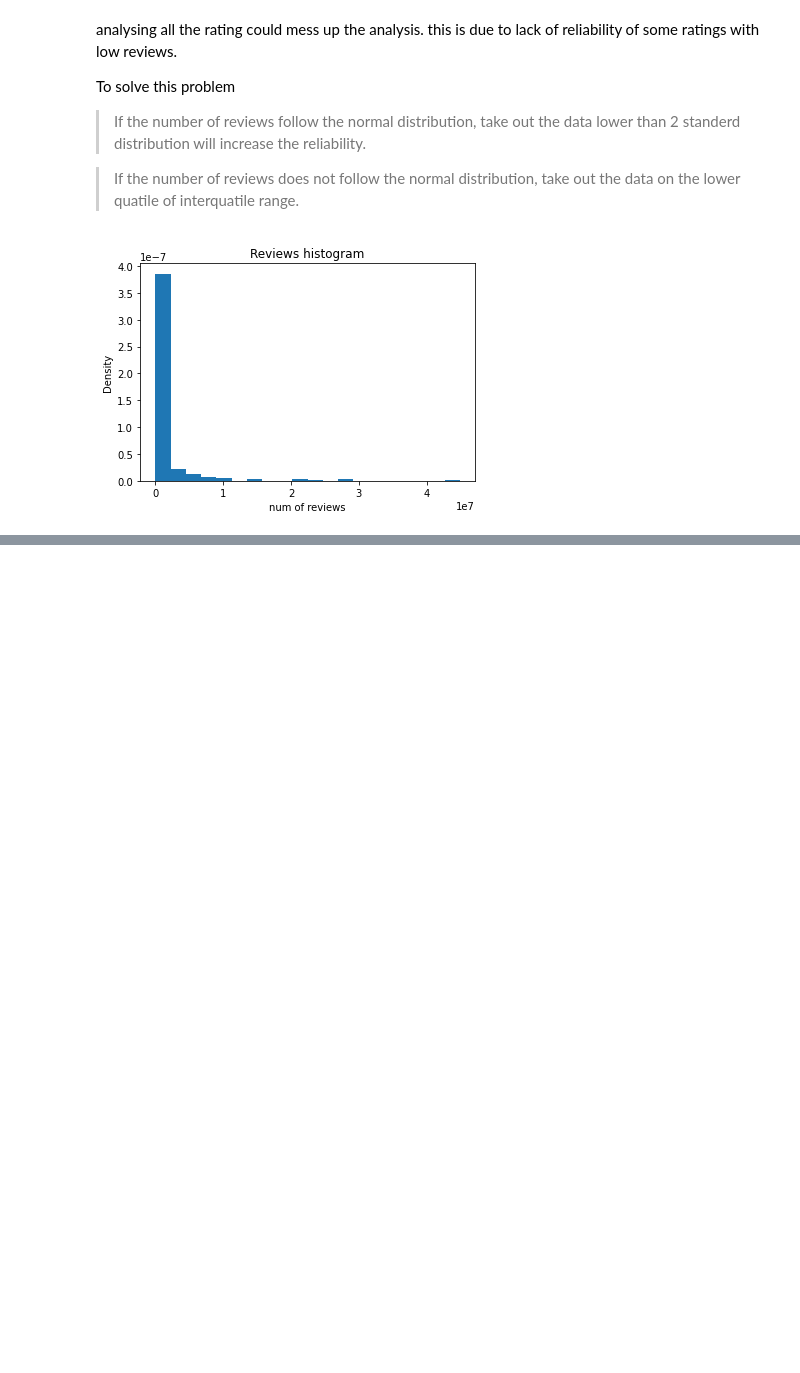
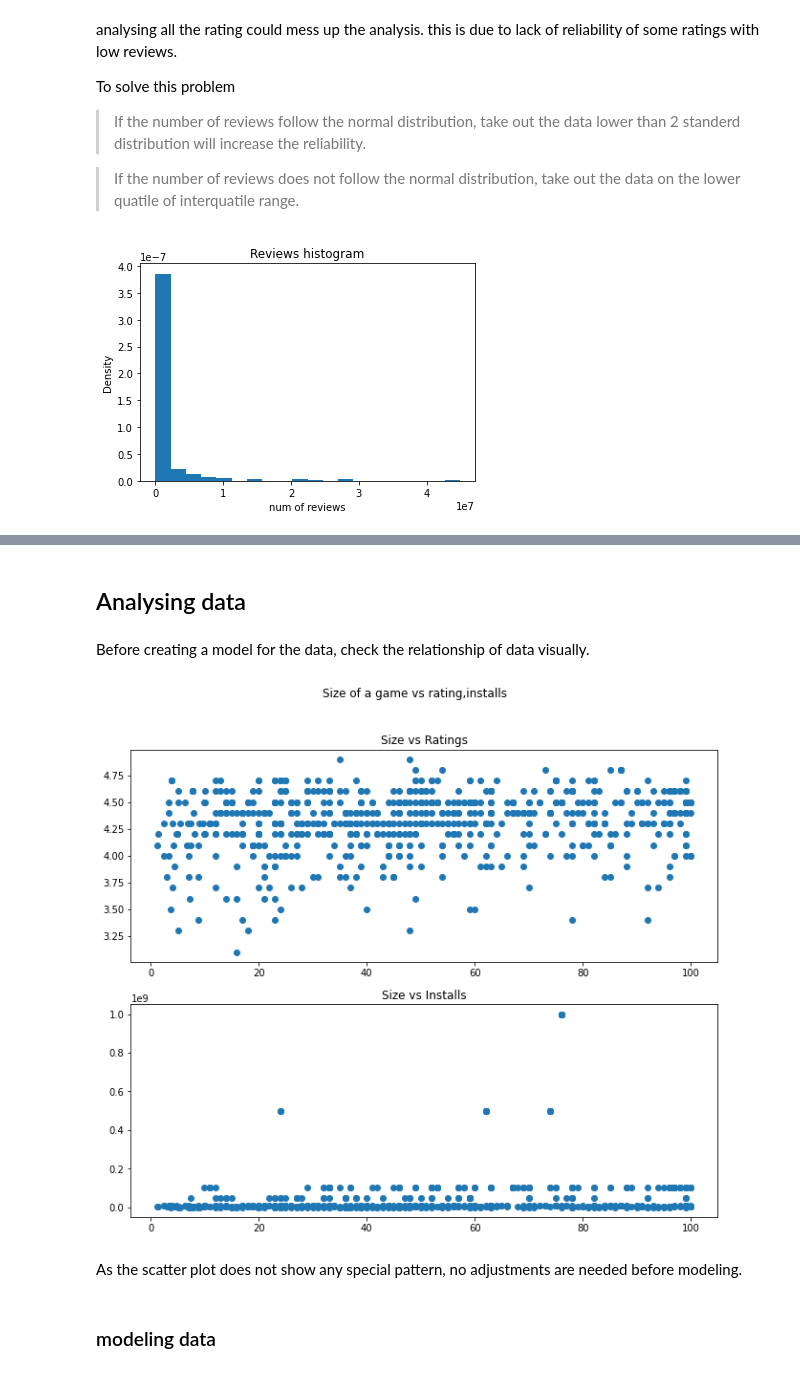
Before and after one commit to Saku052/GooglePlayAnalysis, a Jupyter notebook: PlayWeightAnalysis.ipynb, the cells around one changed output, grey strips where cells are left out. Cells and saved outputs as stored; diff of their text form; code cells hidden in the pictures; blank space fills up the shorter version.

```diff
--- a/PlayWeightAnalysis.ipynb
+++ b/PlayWeightAnalysis.ipynb
@@ -21,6 +21,8 @@ df.head(3)
 # %% [markdown]
 Convert object types
 # %%
+# Drop irrelevant columns
+df = df.drop(["Type", "Price", "Content Rating", "Last Updated", "Current Ver", "Android Ver"], axis = 1)
 # Convert non float value to float
 df["Reviews"] = pd.to_numeric(df["Reviews"], errors = "coerce")
 df["Size"] =  pd.to_numeric(df["Size"].str.strip('M'), errors = "coerce")
@@ -38,0 +33,6 @@ Game_df.tail(3)
+# %%
+# Retrive data where the category is game
+# Remove Category column
+Game_df = df[df["Category"] == "GAME"]
+Game_df = Game_df.drop(["Category"], axis = 1)
+Game_df.tail(3)
@@ -100,0 +68,6 @@ This is because there are still fair amount of data left after I remove 30 data
+# %%
+#obtain the first quantile
+Reviews_Quantile = Game_df["Reviews"].quantile(0.25)
+#Save data frame that has been cleaned
+GameClean1_df = Game_df[Game_df["Reviews"] > Reviews_Quantile]
+GameClean1_df.count()
@@ -100,0 +82,28 @@ This is because there are still fair amount of data left after I remove 30 data
+# %% [markdown]
+## Analysing data
+# %% [markdown]
+Before creating a model for the data, check the relationship of data visually.
+# %%
+#Change the figure size
+plt.figure(figsize=[11, 9])
+
+#plot title
+plt.suptitle("Size of a game vs rating,installs")
+
+# plot1
+plt.subplot(2, 1, 1)
+plt.scatter(GameClean1_df["Size"], GameClean1_df["Rating"])
+plt.title("Size vs Ratings")
+
+#plot2
+plt.subplot(2, 1, 2)
+plt.scatter(GameClean1_df["Size"], GameClean1_df["Installs"])
+plt.title("Size vs Installs")
+
+plt.show()
+# %% [output]
+[figure, added]
+# %% [markdown]
+As the scatter plot does not show any special pattern, no adjustments are needed before modeling.
+# %% [markdown]
+### modeling data
```
Also changed, not shown: parts of 13 cells of this notebook.
